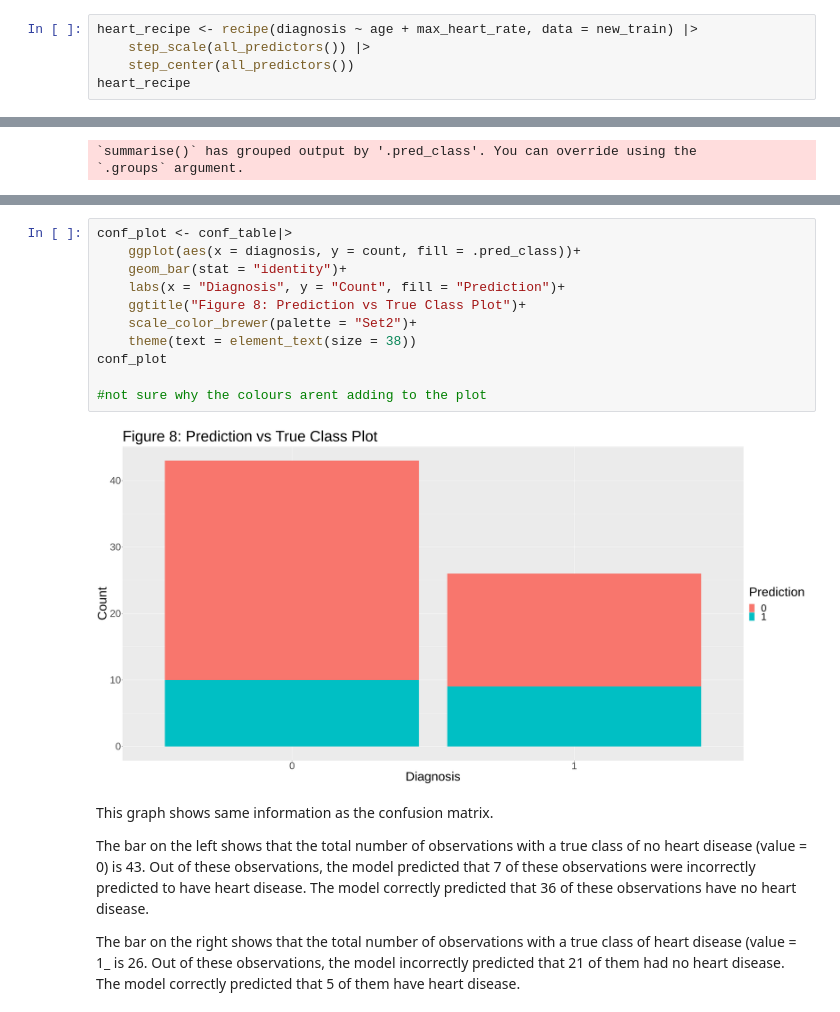
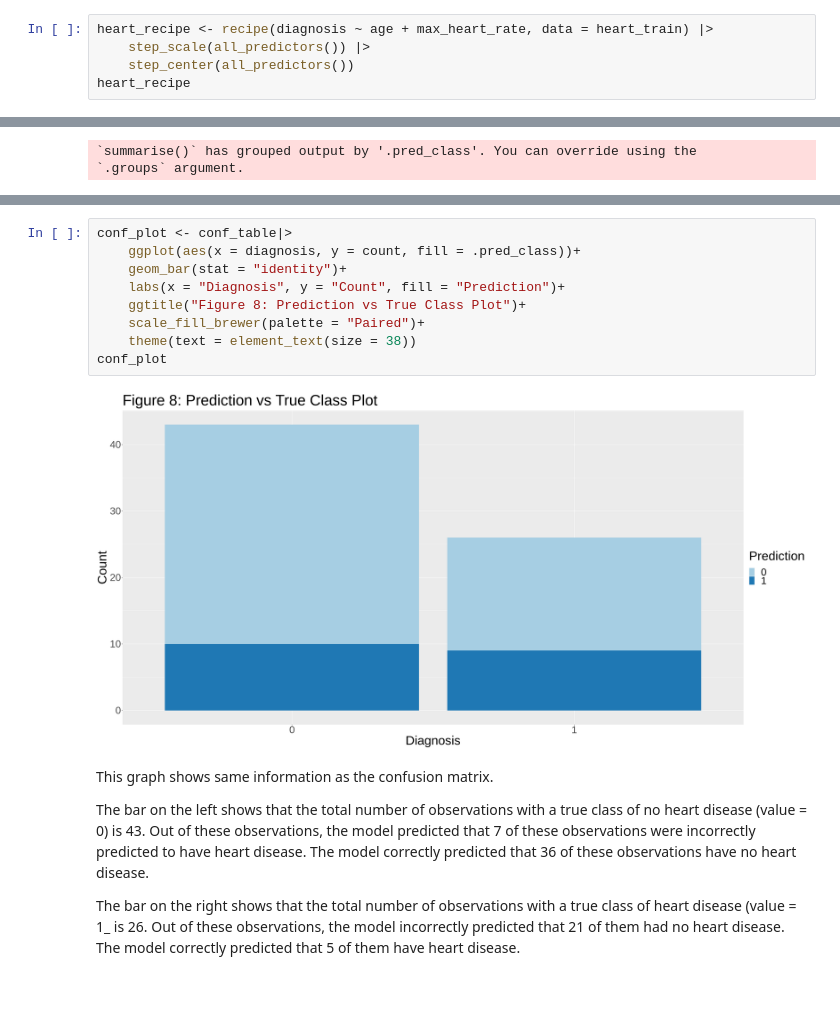
Before and after one commit to julieklipp/Project-Proposal, a Jupyter notebook: Project Report Final.ipynb, the cells around one changed output, grey strips where cells are left out. Saved outputs shown, nothing was run; the diff lists cells and outputs as text.

```diff
--- a/Project Report Final.ipynb
+++ b/Project Report Final.ipynb
@@ -269,7 +271,7 @@ A tibble: 6 × 3
 # %% [markdown]
 We must first create a recipe that will center and scale the training data. This ensures that each predictor variable contributes equally to the model classifications by giving the observations a standard deviation of 1 and a mean of 0. We do not choose to include upsampling to balance the ratio of observations because our preliminary analysis shows that 62% of the observations do not have heart disease (value 0) compared to 37% that have heart disease (value 0) which is relatively balanced and will not significantly impact the model.
 # %%
-heart_recipe <- recipe(diagnosis ~ age + max_heart_rate, data = new_train) |>
+heart_recipe <- recipe(diagnosis ~ age + max_heart_rate, data = heart_train) |>
     step_scale(all_predictors()) |>
     step_center(all_predictors())
 heart_recipe
@@ -438,16 +437,14 @@ display.brewer.all(colorblindFriendly = TRUE)
 # %%
 conf_plot <- conf_table|>
     ggplot(aes(x = diagnosis, y = count, fill = .pred_class))+
     geom_bar(stat = "identity")+
     labs(x = "Diagnosis", y = "Count", fill = "Prediction")+
     ggtitle("Figure 8: Prediction vs True Class Plot")+
-    scale_color_brewer(palette = "Set2")+
+    scale_fill_brewer(palette = "Paired")+
     theme(text = element_text(size = 38))
 conf_plot
-
-#not sure why the colours arent adding to the plot
 # %% [output]
-[figure, old version]
+[figure, new version]
 # %% [markdown]
 This graph shows same information as the confusion matrix.
 
```
Also changed, not shown: parts of 7 cells of this notebook.
